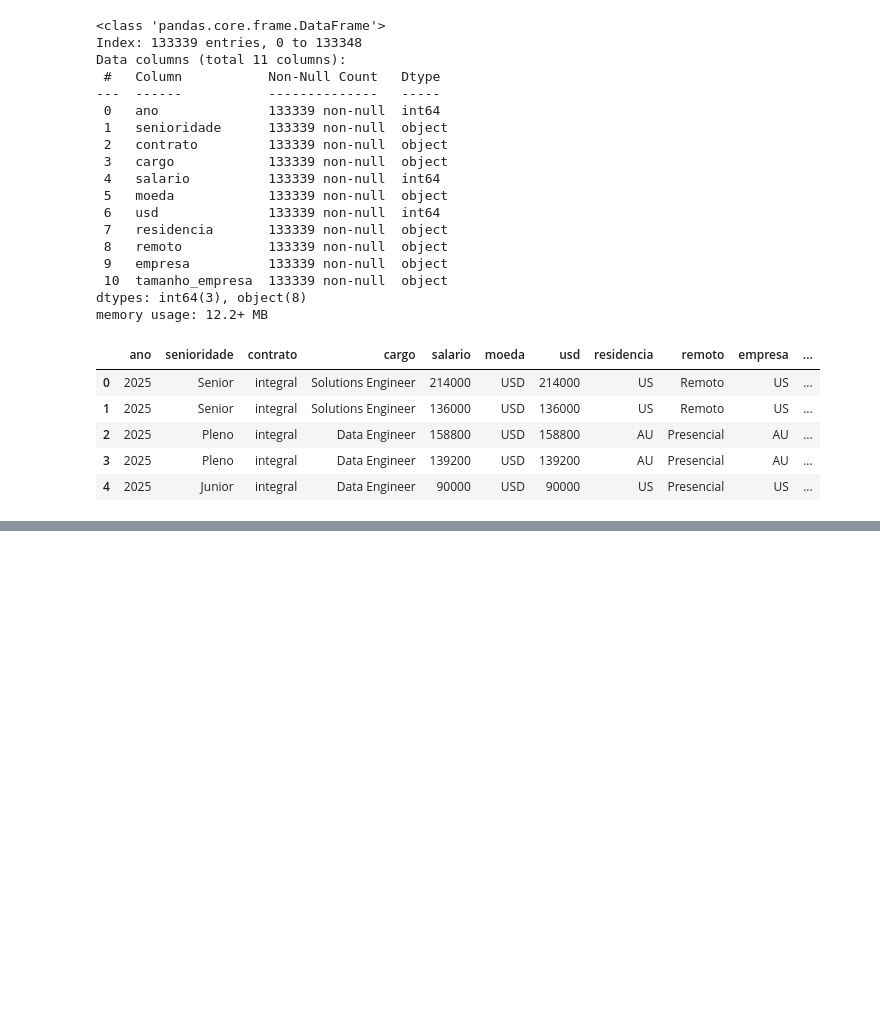
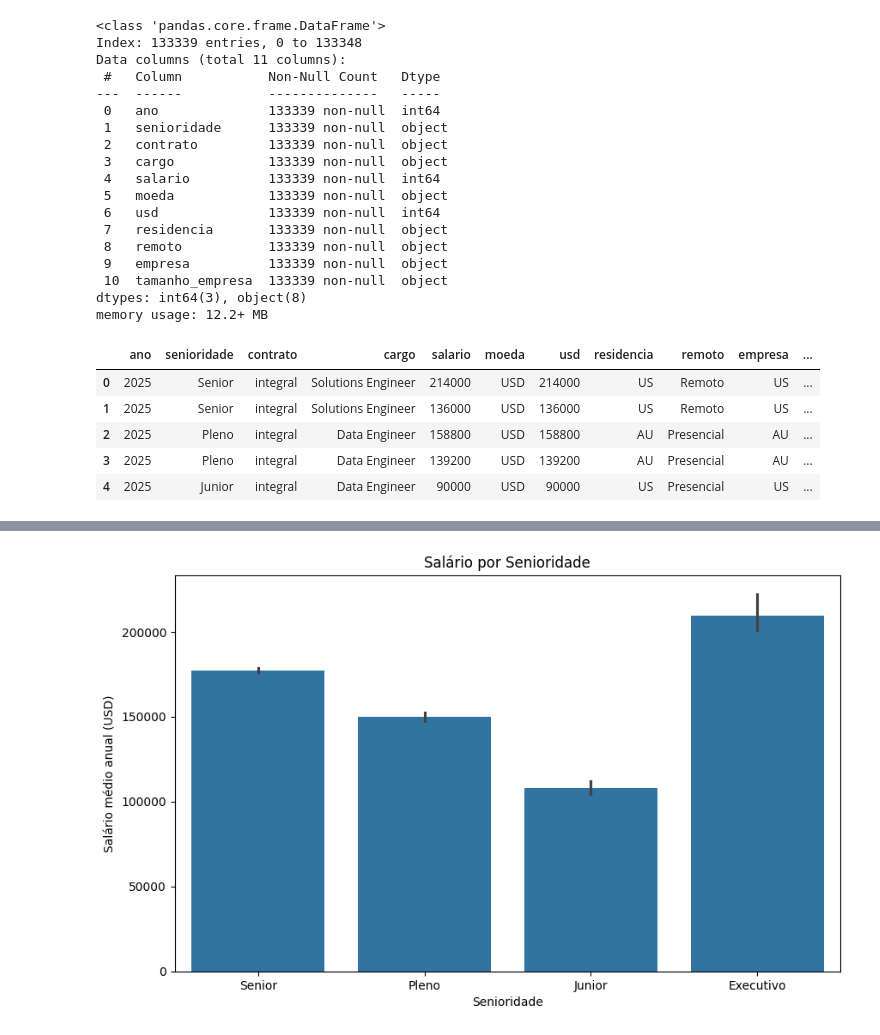
Before and after one commit to nortonacosta/Imersao_python_dados, a Jupyter notebook: Imersão_Python_Dados.ipynb, the cells around one changed output, grey strips where cells are left out. Saved outputs shown, nothing was run; the diff lists cells and outputs as text; code cells hidden in the pictures; blank space fills up the shorter version.

```diff
--- a/Imersão_Python_Dados.ipynb
+++ b/Imersão_Python_Dados.ipynb
@@ -448,0 +473,9 @@ df_limpo.head()
+# %%
+plt.figure(figsize=(10, 6))
+sns.barplot(data=df_limpo, x='senioridade', y='salario')
+plt.title('Salário por Senioridade')
+plt.xlabel('Senioridade')
+plt.ylabel('Salário médio anual (USD)')
+plt.show()
+# %% [output]
+[figure, added]
```
Also changed, not shown: parts of 26 cells of this notebook.
